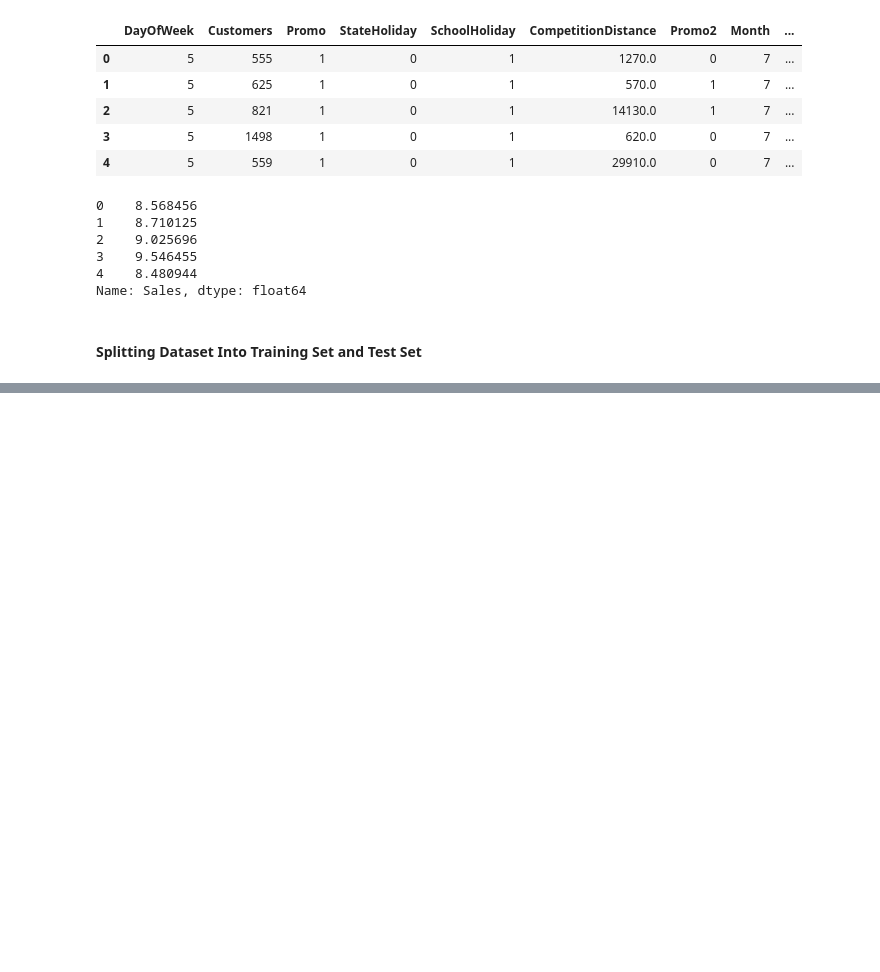
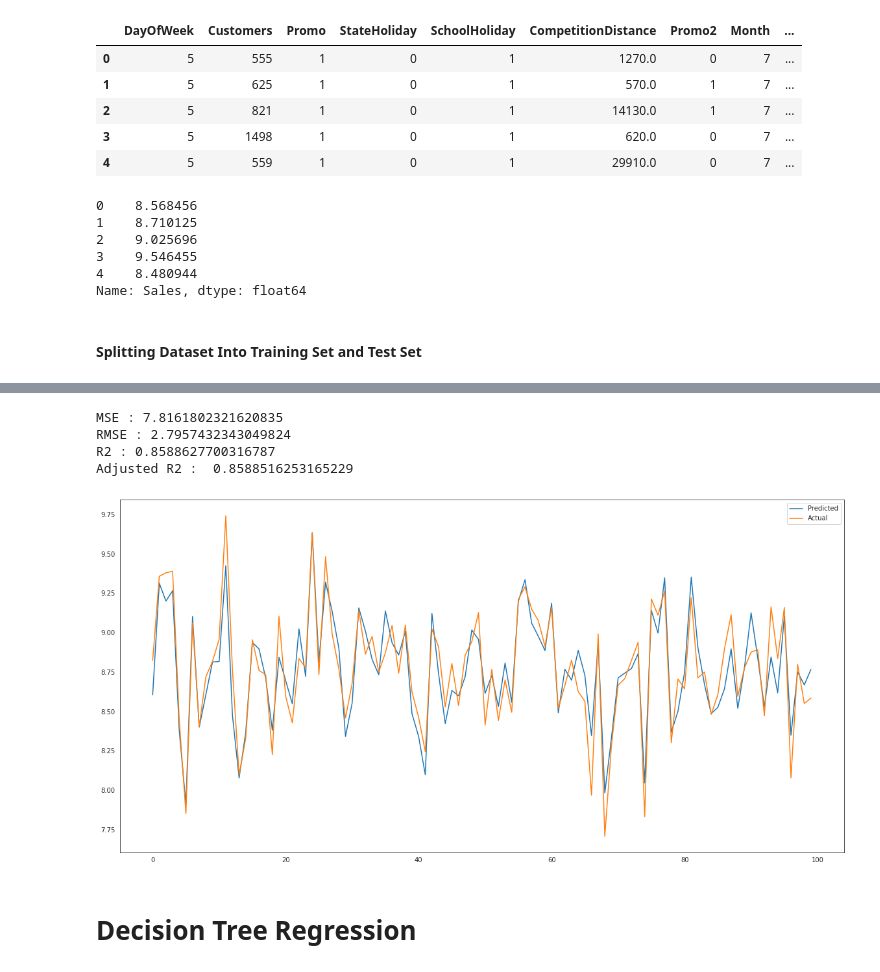
Before and after one commit to shyamsgadekar/Retail_salse_prediction_shyam_gadekar, a Jupyter notebook: Retail_salse_prediction_shyam_gadekar.ipynb, the cells around one changed output, grey strips where cells are left out. Saved outputs shown, nothing was run; the diff lists cells and outputs as text; code cells hidden in the pictures; blank space fills up the shorter version.

```diff
--- a/Retail_salse_prediction_shyam_gadekar.ipynb
+++ b/Retail_salse_prediction_shyam_gadekar.ipynb
@@ -1161,0 +1157,15 @@ strong multicollinearity problems or that the design matrix is singular.
+# %%
+from sklearn.pipeline import make_pipeline
+from sklearn.preprocessing import PolynomialFeatures
+pipe=make_pipeline(PolynomialFeatures(degree=2),LinearRegression())
+# %%
+# calling train_linear_model to train,fit and evalution of polynomial model
+train_linear_model(pipe,X_train,y_train,X_test,y_test)
+# %% [output]
+MSE : 7.8161802321620835
+RMSE : 2.7957432343049824
+R2 : 0.8588627700316787
+Adjusted R2 :  0.8588516253165229
+[figure, added]
+# %% [markdown]
+# Decision Tree Regression
```
Also changed, not shown: parts of 64 cells of this notebook.
